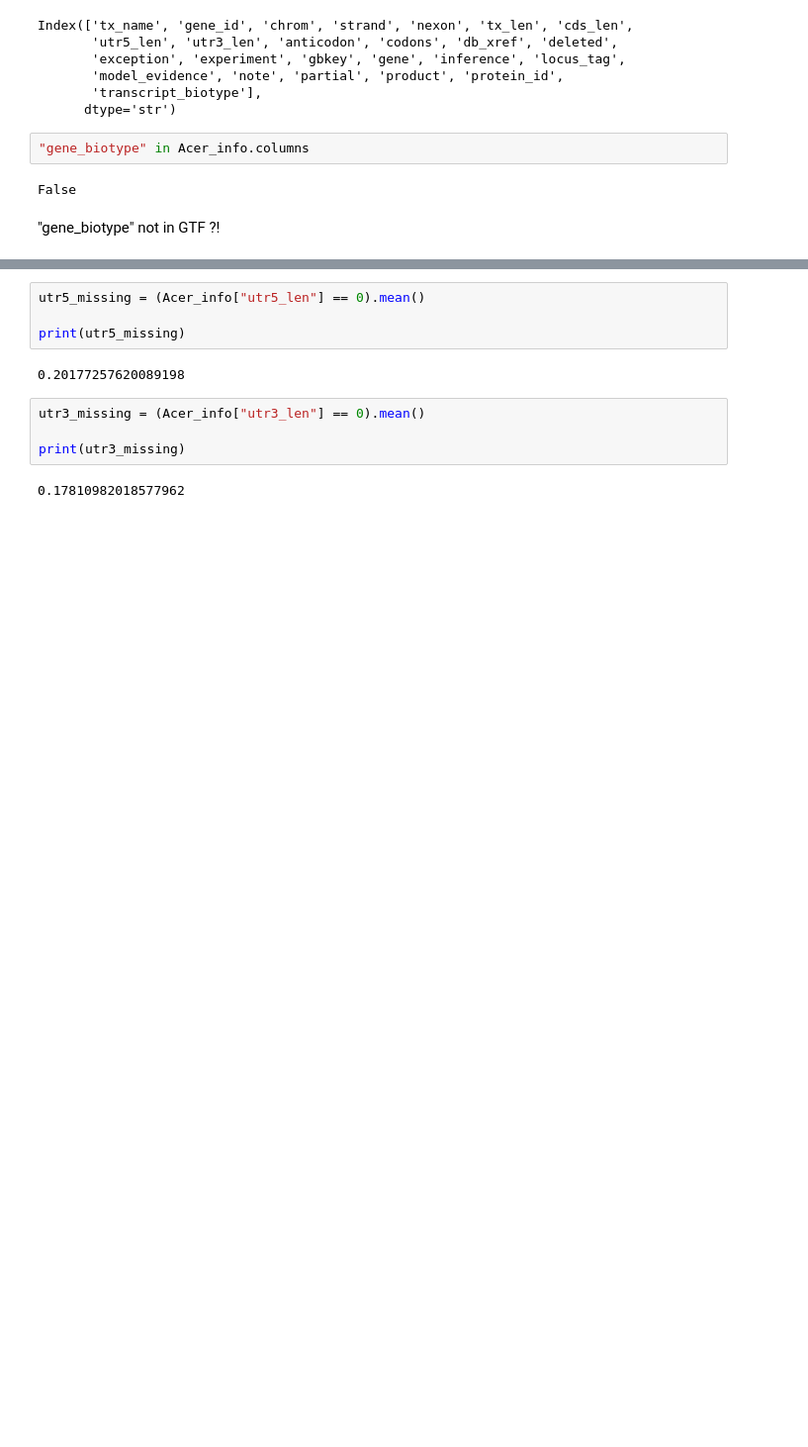
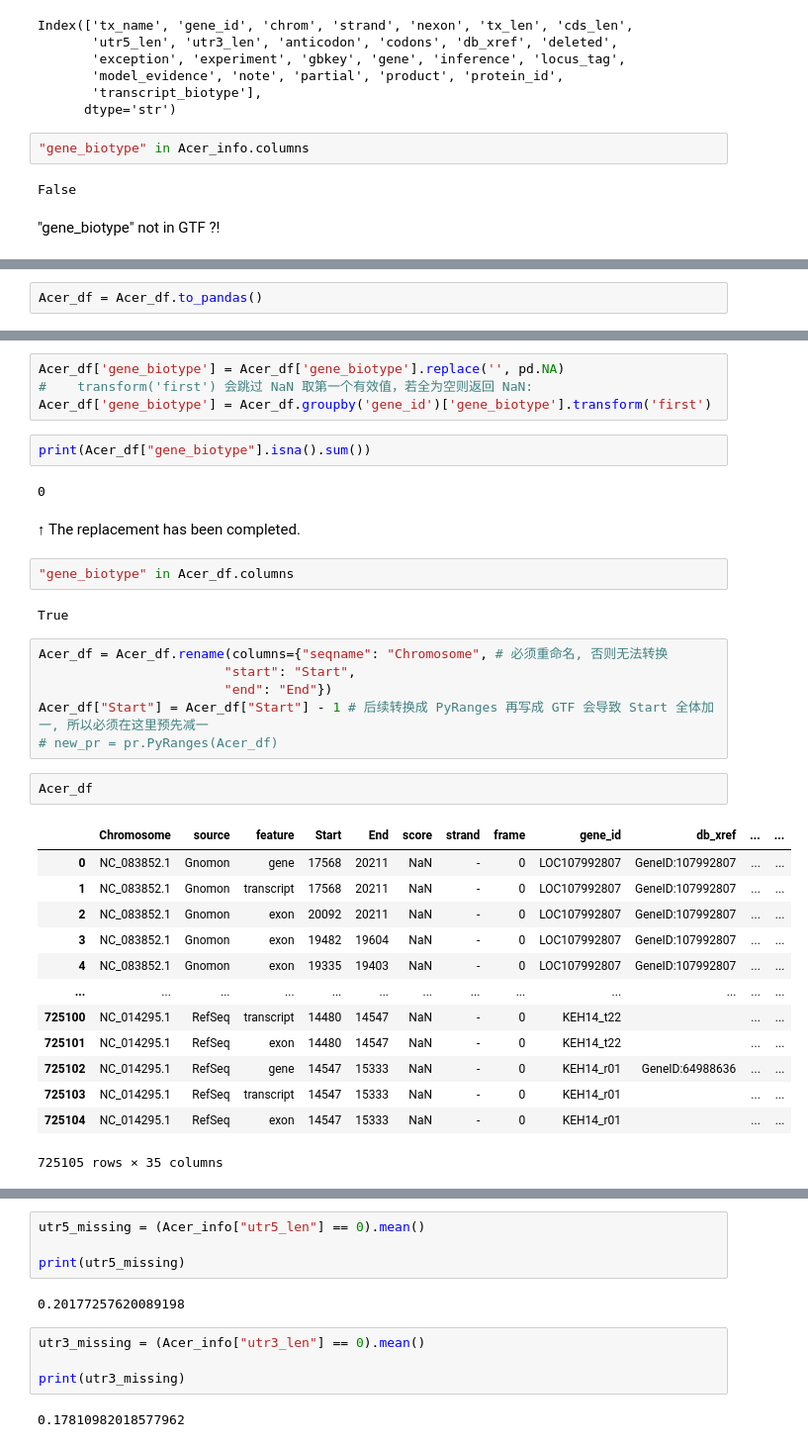
Before and after one commit to zliu90693/fastq2matrix, a Jupyter notebook: Acer/ref-inspection.ipynb, the cells around one changed output, grey strips where cells are left out. Shown at 99% size. Saved outputs shown, nothing was run; the diff lists cells and outputs as text; blank space fills up the shorter version.

```diff
--- a/Acer/ref-inspection.ipynb
+++ b/Acer/ref-inspection.ipynb
@@ -139,0 +162,2 @@ To ensure the generality of the process (i.e., [2_make-ref.sh](../2_make-ref.sh)
+# %%
+Acer_df = Acer_df.to_pandas()
@@ -139,0 +176,36 @@ To ensure the generality of the process (i.e., [2_make-ref.sh](../2_make-ref.sh)
+# %%
+Acer_df['gene_biotype'] = Acer_df['gene_biotype'].replace('', pd.NA)
+#    transform('first') 会跳过 NaN 取第一个有效值，若全为空则返回 NaN:
+Acer_df['gene_biotype'] = Acer_df.groupby('gene_id')['gene_biotype'].transform('first')
+# %%
+print(Acer_df["gene_biotype"].isna().sum())
+# %% [output]
+0
+# %% [markdown]
+↑ The replacement has been completed.
+# %%
+"gene_biotype" in Acer_df.columns
+# %% [output]
+True
+# %%
+Acer_df = Acer_df.rename(columns={"seqname": "Chromosome", # 必须重命名, 否则无法转换
+                        "start": "Start",
+                        "end": "End"})
+Acer_df["Start"] = Acer_df["Start"] - 1 # 后续转换成 PyRanges 再写成 GTF 会导致 Start 全体加一, 所以必须在这里预先减一
+# new_pr = pr.PyRanges(Acer_df)
+# %%
+Acer_df
+# %% [output]
+|  | Chromosome | source | feature | Start | End | score | strand | frame | gene_id | db_xref | ... | ... |
+| 0 | NC_083852.1 | Gnomon | gene | 17568 | 20211 | NaN | - | 0 | LOC107992807 | GeneID:107992807 | ... | ... |
+| 1 | NC_083852.1 | Gnomon | transcript | 17568 | 20211 | NaN | - | 0 | LOC107992807 | GeneID:107992807 | ... | ... |
+| 2 | NC_083852.1 | Gnomon | exon | 20092 | 20211 | NaN | - | 0 | LOC107992807 | GeneID:107992807 | ... | ... |
+| 3 | NC_083852.1 | Gnomon | exon | 19482 | 19604 | NaN | - | 0 | LOC107992807 | GeneID:107992807 | ... | ... |
+| 4 | NC_083852.1 | Gnomon | exon | 19335 | 19403 | NaN | - | 0 | LOC107992807 | GeneID:107992807 | ... | ... |
+| ... | ... | ... | ... | ... | ... | ... | ... | ... | ... | ... | ... | ... |
+| 725100 | NC_014295.1 | RefSeq | transcript | 14480 | 14547 | NaN | - | 0 | KEH14_t22 |  | ... | ... |
+| 725101 | NC_014295.1 | RefSeq | exon | 14480 | 14547 | NaN | - | 0 | KEH14_t22 |  | ... | ... |
+| 725102 | NC_014295.1 | RefSeq | gene | 14547 | 15333 | NaN | - | 0 | KEH14_r01 | GeneID:64988636 | ... | ... |
+| 725103 | NC_014295.1 | RefSeq | transcript | 14547 | 15333 | NaN | - | 0 | KEH14_r01 |  | ... | ... |
+| 725104 | NC_014295.1 | RefSeq | exon | 14547 | 15333 | NaN | - | 0 | KEH14_r01 |  | ... | ... |
+725105 rows × 35 columns
```
Also changed, not shown: parts of 21 cells of this notebook, 1 other file.
